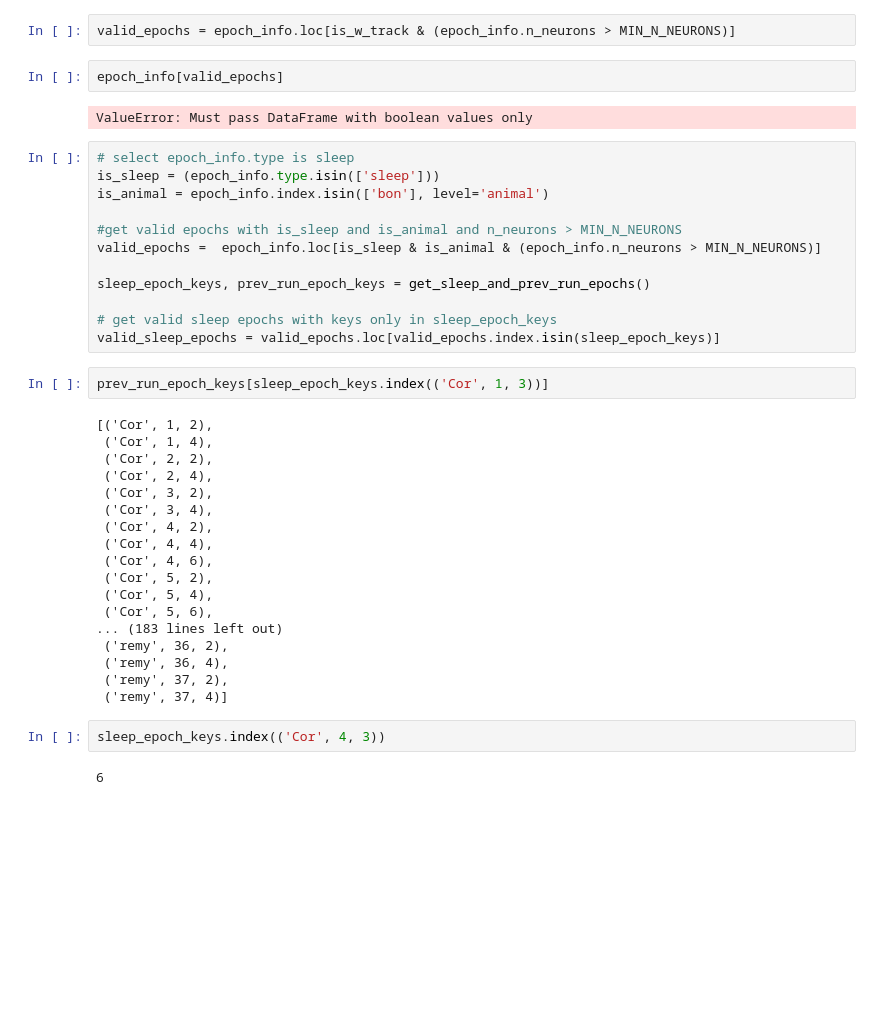
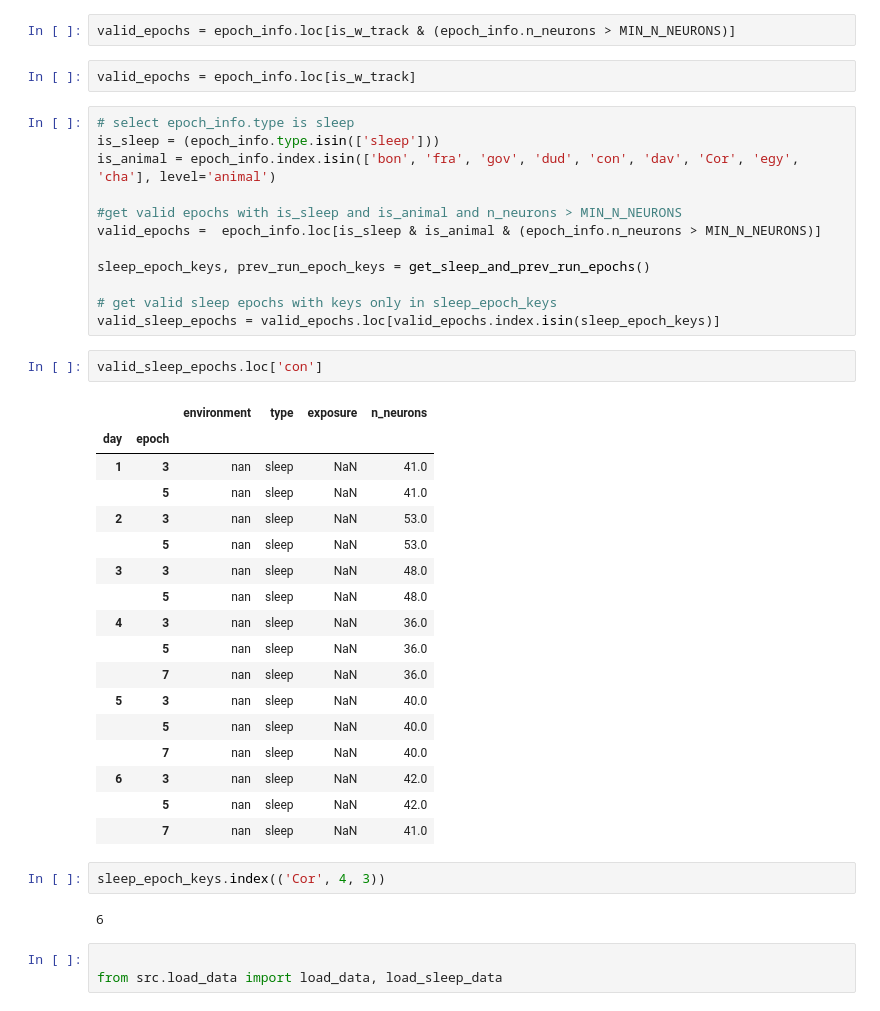
Before and after one commit to ZilongJi/StateSpaceModelForHippocampalSequence, a Jupyter notebook: ZilongCode/notebooks/checkvalidepochs.ipynb, the cells around one changed output. Cells and saved outputs as stored; diff of their text form; blank space fills up the shorter version.

```diff
--- a/ZilongCode/notebooks/checkvalidepochs.ipynb
+++ b/ZilongCode/notebooks/checkvalidepochs.ipynb
@@ -25,13 +54,11 @@ is_w_track = (epoch_info.environment
 # %%
 valid_epochs = epoch_info.loc[is_w_track & (epoch_info.n_neurons > MIN_N_NEURONS)]
-# %%
-epoch_info[valid_epochs]
-# %% [output]
-ValueError: Must pass DataFrame with boolean values only
+# %%
+valid_epochs = epoch_info.loc[is_w_track]
 # %%
 # select epoch_info.type is sleep
 is_sleep = (epoch_info.type.isin(['sleep']))
-is_animal = epoch_info.index.isin(['bon'], level='animal')
+is_animal = epoch_info.index.isin(['bon', 'fra', 'gov', 'dud', 'con', 'dav', 'Cor', 'egy', 'cha'], level='animal')
 
 #get valid epochs with is_sleep and is_animal and n_neurons > MIN_N_NEURONS
 valid_epochs =  epoch_info.loc[is_sleep & is_animal & (epoch_info.n_neurons > MIN_N_NEURONS)]
@@ -40,27 +67,30 @@ sleep_epoch_keys, prev_run_epoch_keys = get_sleep_and_prev_run_epochs()
 
 # get valid sleep epochs with keys only in sleep_epoch_keys
 valid_sleep_epochs = valid_epochs.loc[valid_epochs.index.isin(sleep_epoch_keys)]
-# %%
-prev_run_epoch_keys[sleep_epoch_keys.index(('Cor', 1, 3))]
-# %% [output]
-[('Cor', 1, 2),
- ('Cor', 1, 4),
- ('Cor', 2, 2),
- ('Cor', 2, 4),
- ('Cor', 3, 2),
- ('Cor', 3, 4),
- ('Cor', 4, 2),
- ('Cor', 4, 4),
- ('Cor', 4, 6),
- ('Cor', 5, 2),
- ('Cor', 5, 4),
- ('Cor', 5, 6),
-... (183 lines left out)
- ('remy', 36, 2),
- ('remy', 36, 4),
- ('remy', 37, 2),
- ('remy', 37, 4)]
+# %%
+valid_sleep_epochs.loc['con']
+# %% [output]
+|  |  | environment | type | exposure | n_neurons |
+| day | epoch |  |  |  |  |
+| 1 | 3 | nan | sleep | NaN | 41.0 |
+|  | 5 | nan | sleep | NaN | 41.0 |
+| 2 | 3 | nan | sleep | NaN | 53.0 |
+|  | 5 | nan | sleep | NaN | 53.0 |
+| 3 | 3 | nan | sleep | NaN | 48.0 |
+|  | 5 | nan | sleep | NaN | 48.0 |
+| 4 | 3 | nan | sleep | NaN | 36.0 |
+|  | 5 | nan | sleep | NaN | 36.0 |
+|  | 7 | nan | sleep | NaN | 36.0 |
+| 5 | 3 | nan | sleep | NaN | 40.0 |
+|  | 5 | nan | sleep | NaN | 40.0 |
+|  | 7 | nan | sleep | NaN | 40.0 |
+| 6 | 3 | nan | sleep | NaN | 42.0 |
+|  | 5 | nan | sleep | NaN | 42.0 |
+|  | 7 | nan | sleep | NaN | 41.0 |
 # %%
 sleep_epoch_keys.index(('Cor', 4, 3))
 # %% [output]
 6
+# %%
+
+from src.load_data import load_data, load_sleep_data
```
Also changed, not shown: parts of 6 cells of this notebook, 15 other files.
